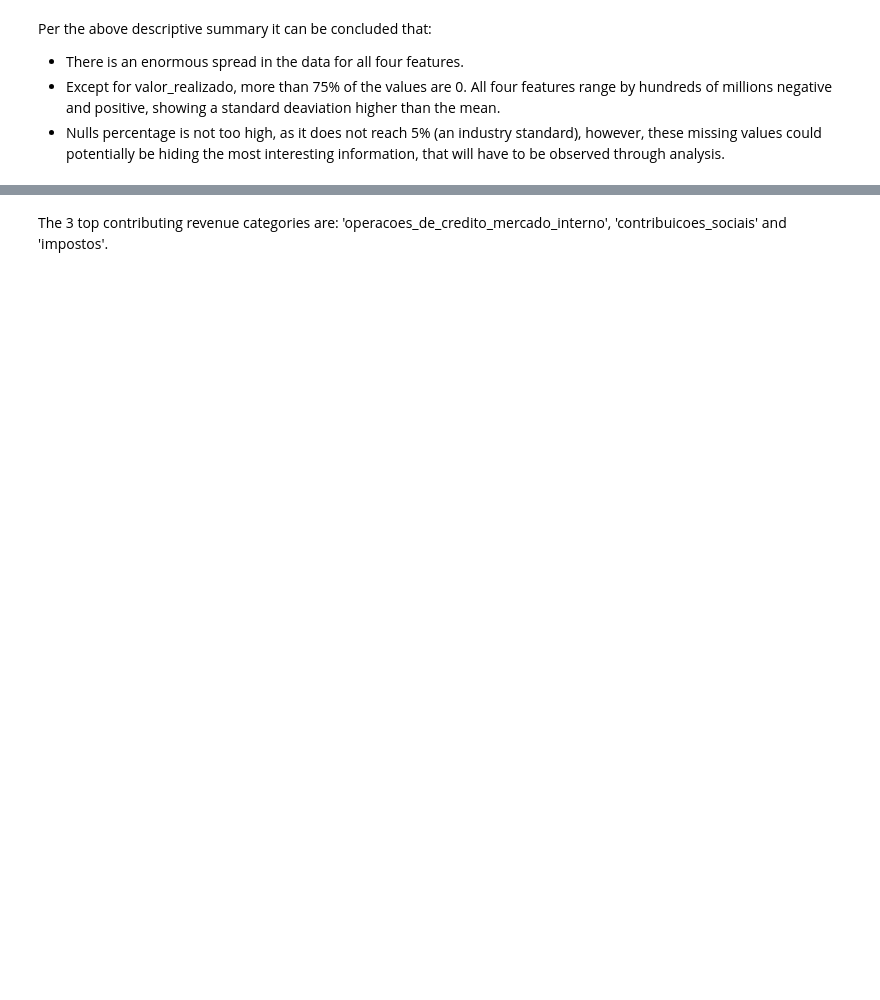
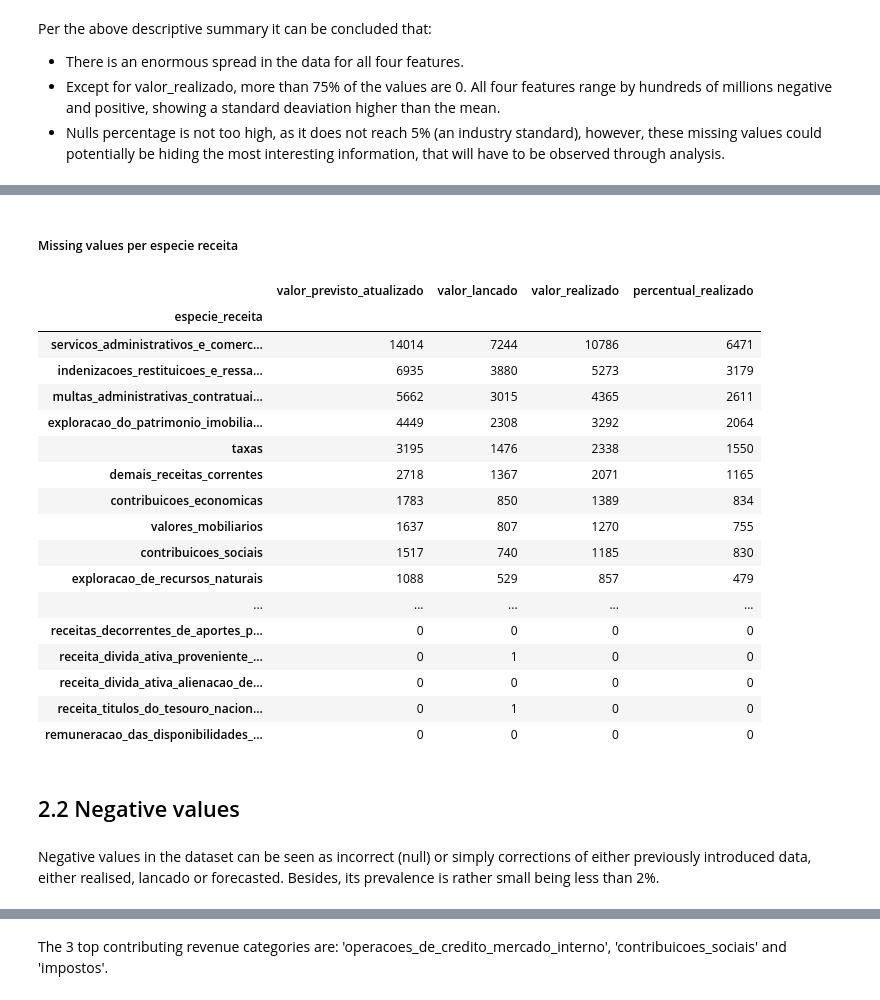
Before and after one commit to MiguelLopezVirues/proyecto2---analisis-brasil, a Jupyter notebook: notebooks/exploration.ipynb, the cells around one changed output, grey strips where cells are left out. Drawn from its saved outputs; the diff is of its cells as text; code cells hidden in the pictures; blank space fills up the shorter version.

```diff
--- a/notebooks/exploration.ipynb
+++ b/notebooks/exploration.ipynb
@@ -197,0 +366,30 @@ cleaned_data_df[cleaned_data_df["valor_realizado"] < 0]
+# %% [markdown]
+##### Missing values per especie receita
+# %%
+(cleaned_data_df.groupby('especie_receita')[['valor_previsto_atualizado','valor_lancado',
+                                                 'valor_realizado', 'percentual_realizado',]]
+                                                 .apply(lambda x: np.round(x.isna().sum(),2))
+                                                 .sort_values(by="valor_previsto_atualizado",ascending=False))
+# %% [output]
+|  | valor_previsto_atualizado | valor_lancado | valor_realizado | percentual_realizado |
+| especie_receita |  |  |  |  |
+| servicos_administrativos_e_comerc... | 14014 | 7244 | 10786 | 6471 |
+| indenizacoes_restituicoes_e_ressa... | 6935 | 3880 | 5273 | 3179 |
+| multas_administrativas_contratuai... | 5662 | 3015 | 4365 | 2611 |
+| exploracao_do_patrimonio_imobilia... | 4449 | 2308 | 3292 | 2064 |
+| taxas | 3195 | 1476 | 2338 | 1550 |
+| demais_receitas_correntes | 2718 | 1367 | 2071 | 1165 |
+| contribuicoes_economicas | 1783 | 850 | 1389 | 834 |
+| valores_mobiliarios | 1637 | 807 | 1270 | 755 |
+| contribuicoes_sociais | 1517 | 740 | 1185 | 830 |
+| exploracao_de_recursos_naturais | 1088 | 529 | 857 | 479 |
+| ... | ... | ... | ... | ... |
+| receitas_decorrentes_de_aportes_p... | 0 | 0 | 0 | 0 |
+| receita_divida_ativa_proveniente_... | 0 | 1 | 0 | 0 |
+| receita_divida_ativa_alienacao_de... | 0 | 0 | 0 | 0 |
+| receita_titulos_do_tesouro_nacion... | 0 | 1 | 0 | 0 |
+| remuneracao_das_disponibilidades_... | 0 | 0 | 0 | 0 |
+# %% [markdown]
+## 2.2 Negative values
+# %% [markdown]
+Negative values in the dataset can be seen as incorrect (null) or simply corrections of either previously introduced data, either realised, lancado or forecasted. Besides, its prevalence is rather small being less than 2%.
```
Also changed, not shown: parts of 84 cells of this notebook, 3 other files.
